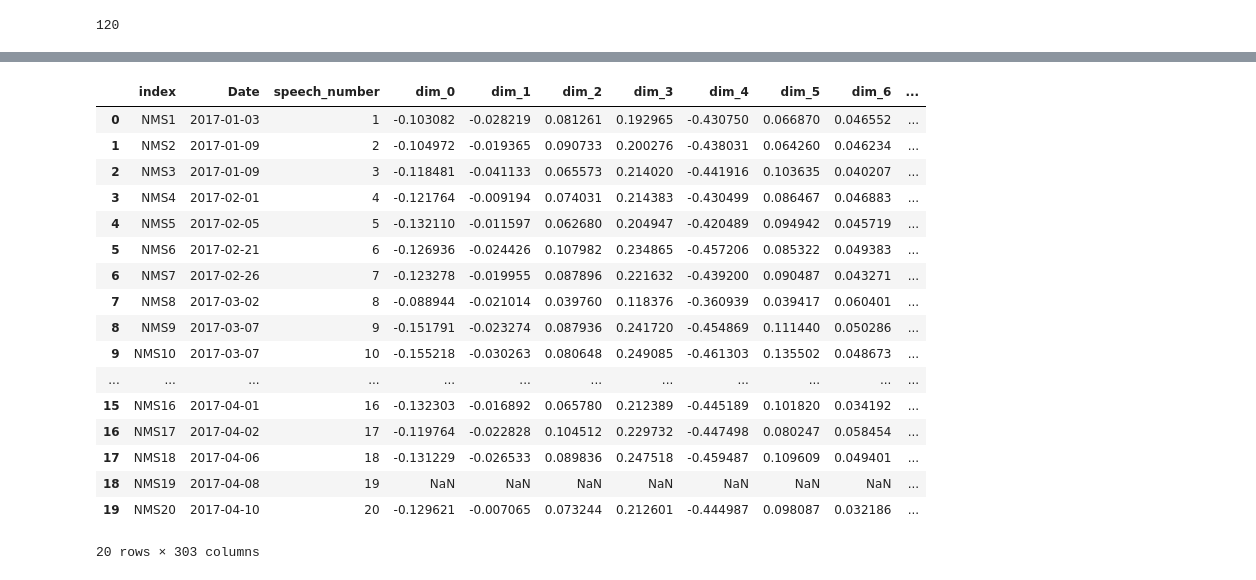
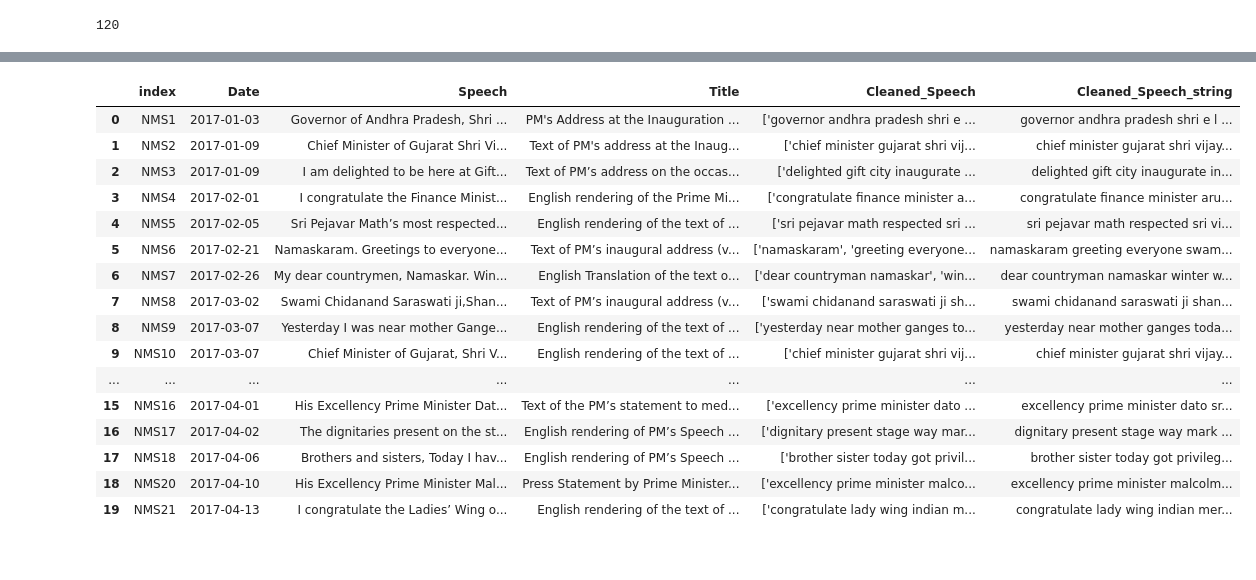
Before and after one commit to ohhlalit/CP, a Jupyter notebook: Narendra Modi/8.NM_Vectorization_Word2vec.ipynb, the cells around one changed output, grey strips where cells are left out. Saved outputs shown, nothing was run; the diff lists cells and outputs as text; code cells hidden in the pictures.

```diff
--- a/Narendra Modi/8.NM_Vectorization_Word2vec.ipynb
+++ b/Narendra Modi/8.NM_Vectorization_Word2vec.ipynb
@@ -161,22 +194,21 @@ df_speech
 # %%
-df_speech.head(20)
+df_data.head(20)
 # %% [output]
-|  | index | Date | speech_number | dim_0 | dim_1 | dim_2 | dim_3 | dim_4 | dim_5 | dim_6 | ... |
-| 0 | NMS1 | 2017-01-03 | 1 | -0.103082 | -0.028219 | 0.081261 | 0.192965 | -0.430750 | 0.066870 | 0.046552 | ... |
-| 1 | NMS2 | 2017-01-09 | 2 | -0.104972 | -0.019365 | 0.090733 | 0.200276 | -0.438031 | 0.064260 | 0.046234 | ... |
-| 2 | NMS3 | 2017-01-09 | 3 | -0.118481 | -0.041133 | 0.065573 | 0.214020 | -0.441916 | 0.103635 | 0.040207 | ... |
-| 3 | NMS4 | 2017-02-01 | 4 | -0.121764 | -0.009194 | 0.074031 | 0.214383 | -0.430499 | 0.086467 | 0.046883 | ... |
-| 4 | NMS5 | 2017-02-05 | 5 | -0.132110 | -0.011597 | 0.062680 | 0.204947 | -0.420489 | 0.094942 | 0.045719 | ... |
-| 5 | NMS6 | 2017-02-21 | 6 | -0.126936 | -0.024426 | 0.107982 | 0.234865 | -0.457206 | 0.085322 | 0.049383 | ... |
-| 6 | NMS7 | 2017-02-26 | 7 | -0.123278 | -0.019955 | 0.087896 | 0.221632 | -0.439200 | 0.090487 | 0.043271 | ... |
-| 7 | NMS8 | 2017-03-02 | 8 | -0.088944 | -0.021014 | 0.039760 | 0.118376 | -0.360939 | 0.039417 | 0.060401 | ... |
-| 8 | NMS9 | 2017-03-07 | 9 | -0.151791 | -0.023274 | 0.087936 | 0.241720 | -0.454869 | 0.111440 | 0.050286 | ... |
-| 9 | NMS10 | 2017-03-07 | 10 | -0.155218 | -0.030263 | 0.080648 | 0.249085 | -0.461303 | 0.135502 | 0.048673 | ... |
-| ... | ... | ... | ... | ... | ... | ... | ... | ... | ... | ... | ... |
-| 15 | NMS16 | 2017-04-01 | 16 | -0.132303 | -0.016892 | 0.065780 | 0.212389 | -0.445189 | 0.101820 | 0.034192 | ... |
-| 16 | NMS17 | 2017-04-02 | 17 | -0.119764 | -0.022828 | 0.104512 | 0.229732 | -0.447498 | 0.080247 | 0.058454 | ... |
-| 17 | NMS18 | 2017-04-06 | 18 | -0.131229 | -0.026533 | 0.089836 | 0.247518 | -0.459487 | 0.109609 | 0.049401 | ... |
-| 18 | NMS19 | 2017-04-08 | 19 | NaN | NaN | NaN | NaN | NaN | NaN | NaN | ... |
-| 19 | NMS20 | 2017-04-10 | 20 | -0.129621 | -0.007065 | 0.073244 | 0.212601 | -0.444987 | 0.098087 | 0.032186 | ... |
+|  | index | Date | Speech | Title | Cleaned_Speech | Cleaned_Speech_string |
+| 0 | NMS1 | 2017-01-03 | Governor of Andhra Pradesh, Shri ... | PM's Address at the Inauguration ... | ['governor andhra pradesh shri e ... | governor andhra pradesh shri e l ... |
+| 1 | NMS2 | 2017-01-09 | Chief Minister of Gujarat Shri Vi... | Text of PM's address at the Inaug... | ['chief minister gujarat shri vij... | chief minister gujarat shri vijay... |
+| 2 | NMS3 | 2017-01-09 | I am delighted to be here at Gift... | Text of PM’s address on the occas... | ['delighted gift city inaugurate ... | delighted gift city inaugurate in... |
+| 3 | NMS4 | 2017-02-01 | I congratulate the Finance Minist... | English rendering of the Prime Mi... | ['congratulate finance minister a... | congratulate finance minister aru... |
+| 4 | NMS5 | 2017-02-05 | Sri Pejavar Math’s most respected... | English rendering of the text of ... | ['sri pejavar math respected sri ... | sri pejavar math respected sri vi... |
+| 5 | NMS6 | 2017-02-21 | Namaskaram. Greetings to everyone... | Text of PM’s inaugural address (v... | ['namaskaram', 'greeting everyone... | namaskaram greeting everyone swam... |
+| 6 | NMS7 | 2017-02-26 | My dear countrymen, Namaskar. Win... | English Translation of the text o... | ['dear countryman namaskar', 'win... | dear countryman namaskar winter w... |
+| 7 | NMS8 | 2017-03-02 | Swami Chidanand Saraswati ji,Shan... | Text of PM’s inaugural address (v... | ['swami chidanand saraswati ji sh... | swami chidanand saraswati ji shan... |
+| 8 | NMS9 | 2017-03-07 | Yesterday I was near mother Gange... | English rendering of the text of ... | ['yesterday near mother ganges to... | yesterday near mother ganges toda... |
+| 9 | NMS10 | 2017-03-07 | Chief Minister of Gujarat, Shri V... | English rendering of the text of ... | ['chief minister gujarat shri vij... | chief minister gujarat shri vijay... |
+| ... | ... | ... | ... | ... | ... | ... |
+| 15 | NMS16 | 2017-04-01 | His Excellency Prime Minister Dat... | Text of the PM’s statement to med... | ['excellency prime minister dato ... | excellency prime minister dato sr... |
+| 16 | NMS17 | 2017-04-02 | The dignitaries present on the st... | English rendering of PM’s Speech ... | ['dignitary present stage way mar... | dignitary present stage way mark ... |
+| 17 | NMS18 | 2017-04-06 | Brothers and sisters, Today I hav... | English rendering of PM’s Speech ... | ['brother sister today got privil... | brother sister today got privileg... |
+| 18 | NMS20 | 2017-04-10 | His Excellency Prime Minister Mal... | Press Statement by Prime Minister... | ['excellency prime minister malco... | excellency prime minister malcolm... |
+| 19 | NMS21 | 2017-04-13 | I congratulate the Ladies’ Wing o... | English rendering of the text of ... | ['congratulate lady wing indian m... | congratulate lady wing indian mer... |
-20 rows × 303 columns
 # %%
```
Also changed, not shown: parts of 13 cells of this notebook.
